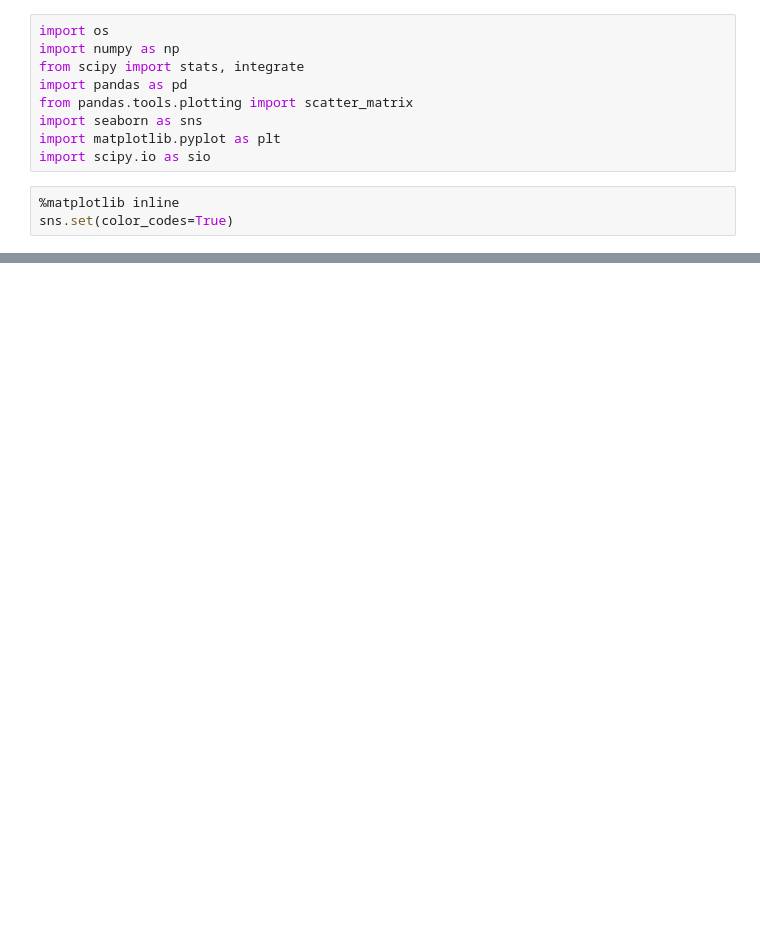
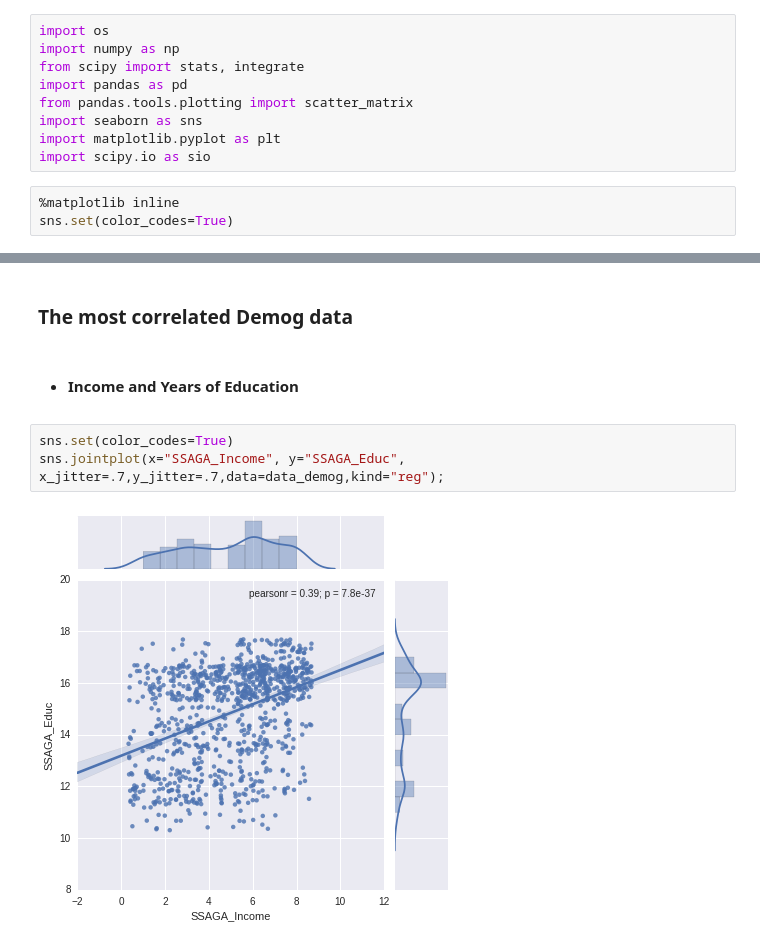
Before and after one commit to SIMEXP/hcp, a Jupyter notebook: HCP_pheno-corr_language-Copy1.ipynb, the cells around one changed output, grey strips where cells are left out. Drawn from its saved outputs; the diff is of its cells as text; blank space fills up the shorter version.

```diff
--- a/HCP_pheno-corr_language-Copy1.ipynb
+++ b/HCP_pheno-corr_language-Copy1.ipynb
@@ -127,0 +94,9 @@ Name: FD, dtype: object
+# %% [markdown]
+### The most correlated Demog data
+# %% [markdown]
+- #### Income and Years of Education
+# %%
+sns.set(color_codes=True)
+sns.jointplot(x="SSAGA_Income", y="SSAGA_Educ", x_jitter=.7,y_jitter=.7,data=data_demog,kind="reg");
+# %% [output]
+[figure, added]
```
Also changed, not shown: parts of 37 cells of this notebook.
